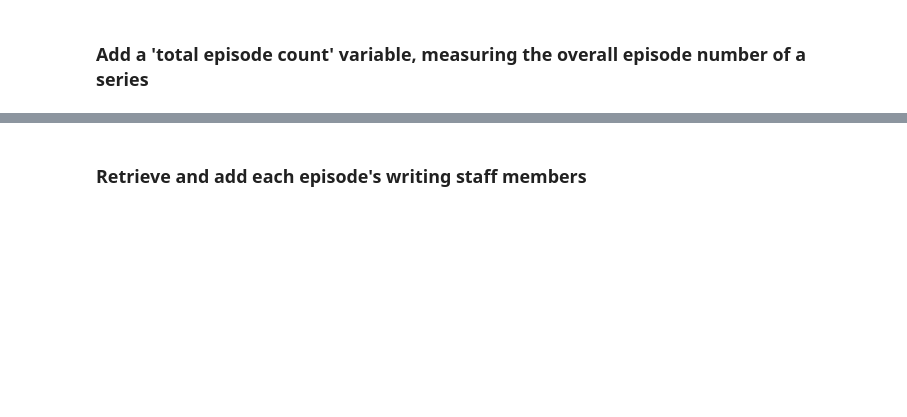
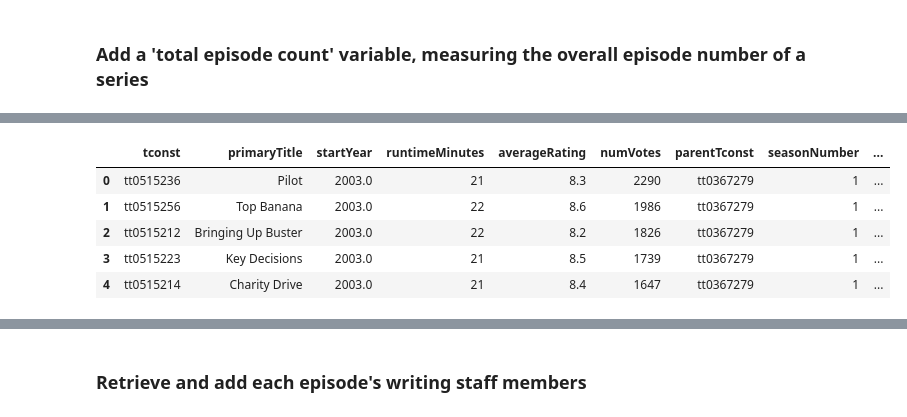
Before and after one commit to OGladfelter/IMDb-Comedies, a Jupyter notebook: imbd-top-comedy-episodes.ipynb, the cells around one changed output, grey strips where cells are left out. Cells and saved outputs as stored; diff of their text form; code cells hidden in the pictures; blank space fills up the shorter version.

Commit message:
Made deriving totalNumber variable more efficient

```diff
--- a/imbd-top-comedy-episodes.ipynb
+++ b/imbd-top-comedy-episodes.ipynb
@@ -155,14 +155,23 @@ topComediesOrdered.head()
 # %%
-topComediesOrdered['totalNum'] = 0
+topComediesOrdered['totalNum'] = 1
 
-for episode in range(0, len(topComediesOrdered)):
+for episode in range(1, len(topComediesOrdered)):
     # if the current episode is from the same series as the previous one, increment the overall
     # episode count by one
-    if topComediesOrdered['series'][episode] == topComediesOrdered['series'][episode-1]:
+    if topComediesOrdered['series'][episode] == topComediesOrdered['series'][episode - 1]:
         topComediesOrdered['totalNum'][episode] = topComediesOrdered['totalNum'][episode - 1] + 1
     # if the current episode is from a new series, reset the overall episode count
     elif topComediesOrdered['series'][episode] != topComediesOrdered['series'][episode-1]:
-        topComediesOrdered['totalNum'][episode] = topComediesOrdered['episodeNumberInt'][episode]
+        topComediesOrdered['totalNum'][episode] = topComediesOrdered['episodeNumber'][episode]
     # otherwise, return -1 to signal an error
     else:
         topComediesOrdered['totalNum'][episode] = -1
+
+topComediesOrdered.head()
+# %% [output]
+|  | tconst | primaryTitle | startYear | runtimeMinutes | averageRating | numVotes | parentTconst | seasonNumber | ... |
+| 0 | tt0515236 | Pilot | 2003.0 | 21 | 8.3 | 2290 | tt0367279 | 1 | ... |
+| 1 | tt0515256 | Top Banana | 2003.0 | 22 | 8.6 | 1986 | tt0367279 | 1 | ... |
+| 2 | tt0515212 | Bringing Up Buster | 2003.0 | 22 | 8.2 | 1826 | tt0367279 | 1 | ... |
+| 3 | tt0515223 | Key Decisions | 2003.0 | 21 | 8.5 | 1739 | tt0367279 | 1 | ... |
+| 4 | tt0515214 | Charity Drive | 2003.0 | 21 | 8.4 | 1647 | tt0367279 | 1 | ... |
```
Also changed, not shown: parts of 3 cells of this notebook.
